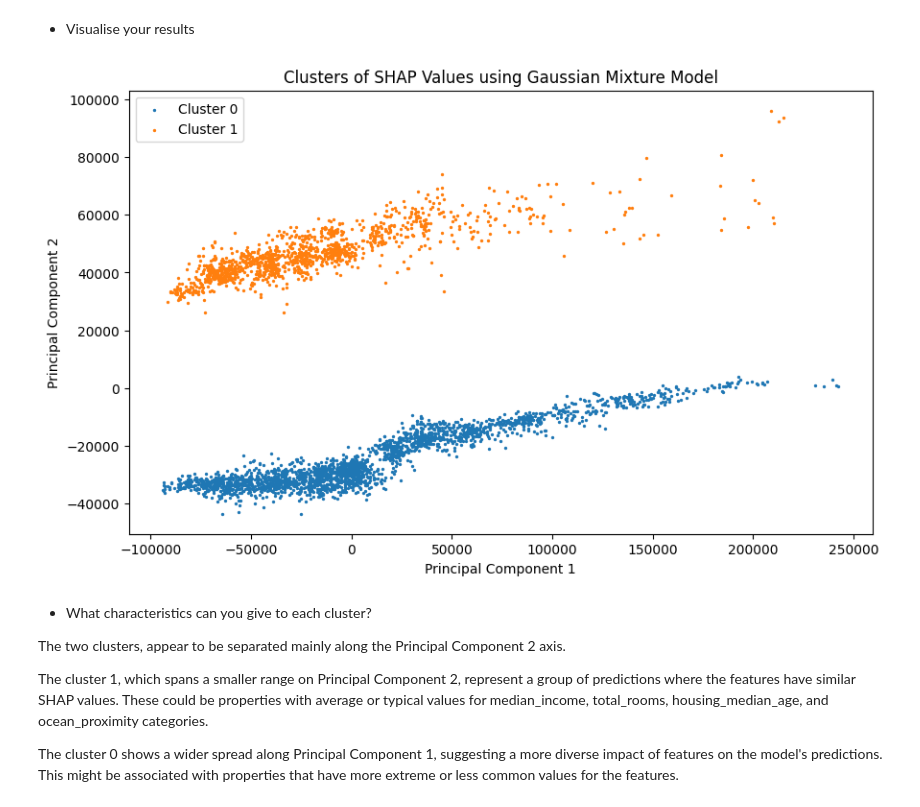
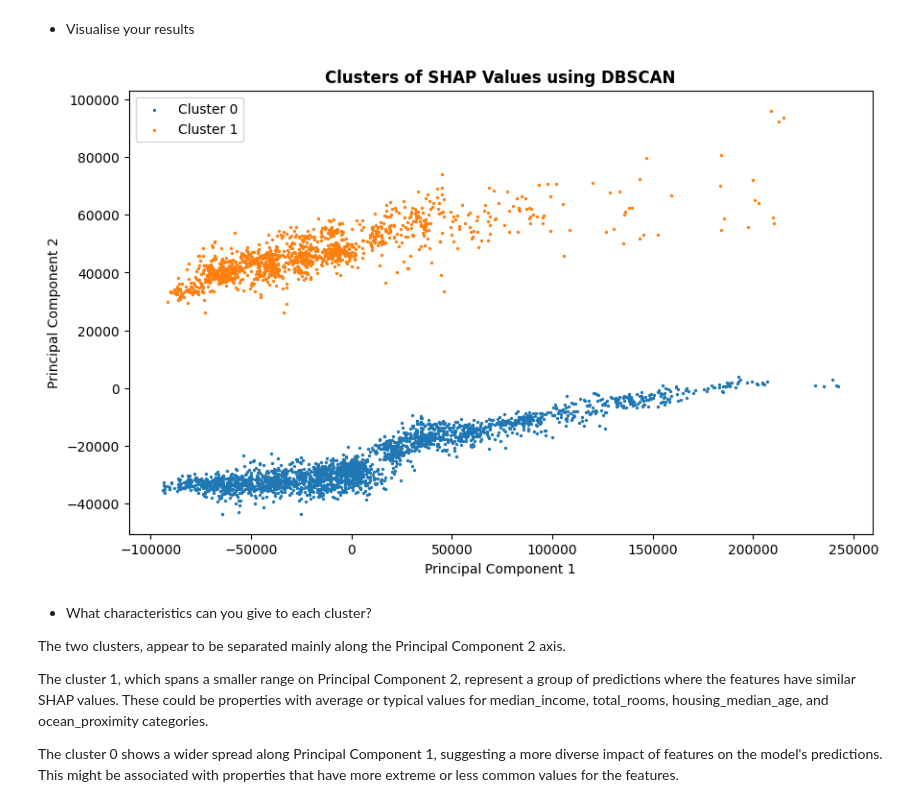
Before and after one commit to BastienCH08/explainabilityAI-tutorial4, a Jupyter notebook: notebook_projet.ipynb, the cells around one changed output. Cells and saved outputs as stored; diff of their text form; code cells hidden in the pictures.

```diff
--- a/notebook_projet.ipynb
+++ b/notebook_projet.ipynb
@@ -453,11 +462,11 @@ try to cluster the shapley values of the property.
 # %%
 from sklearn.cluster import DBSCAN
 
-gmm = DBSCAN(eps=32000, min_samples=5).fit(shap_values_reduced)
+dbscan = DBSCAN(eps=32000, min_samples=5).fit(shap_values_reduced)
 
-labels = gmm.labels_
+labels = dbscan.labels_
 
-cluster_labels = gmm.fit_predict(shap_values_reduced)
+cluster_labels = dbscan.fit_predict(shap_values_reduced)
 
 n_clusters_ = len(set(labels)) - (1 if -1 in labels else 0)
 
@@ -469,17 +478,17 @@ Estimated number of clusters: 2
 # %%
 plt.figure(figsize=(10, 6))
 for cluster_label in range(n_clusters_):
     plt.scatter(shap_values_reduced[cluster_labels == cluster_label, 0],
                 shap_values_reduced[cluster_labels == cluster_label, 1],
                 s = 2,
                 label=f'Cluster {cluster_label}')
 plt.xlabel('Principal Component 1')
 plt.ylabel('Principal Component 2')
-plt.title('Clusters of SHAP Values using Gaussian Mixture Model')
+plt.title('Clusters of SHAP Values using DBSCAN', fontweight = "bold")
 plt.legend()
 plt.show()
 # %% [output]
-[figure, old version]
+[figure, new version]
 # %% [markdown]
 * What characteristics can you give to each cluster?
 
```
Also changed, not shown: parts of 13 cells of this notebook.
